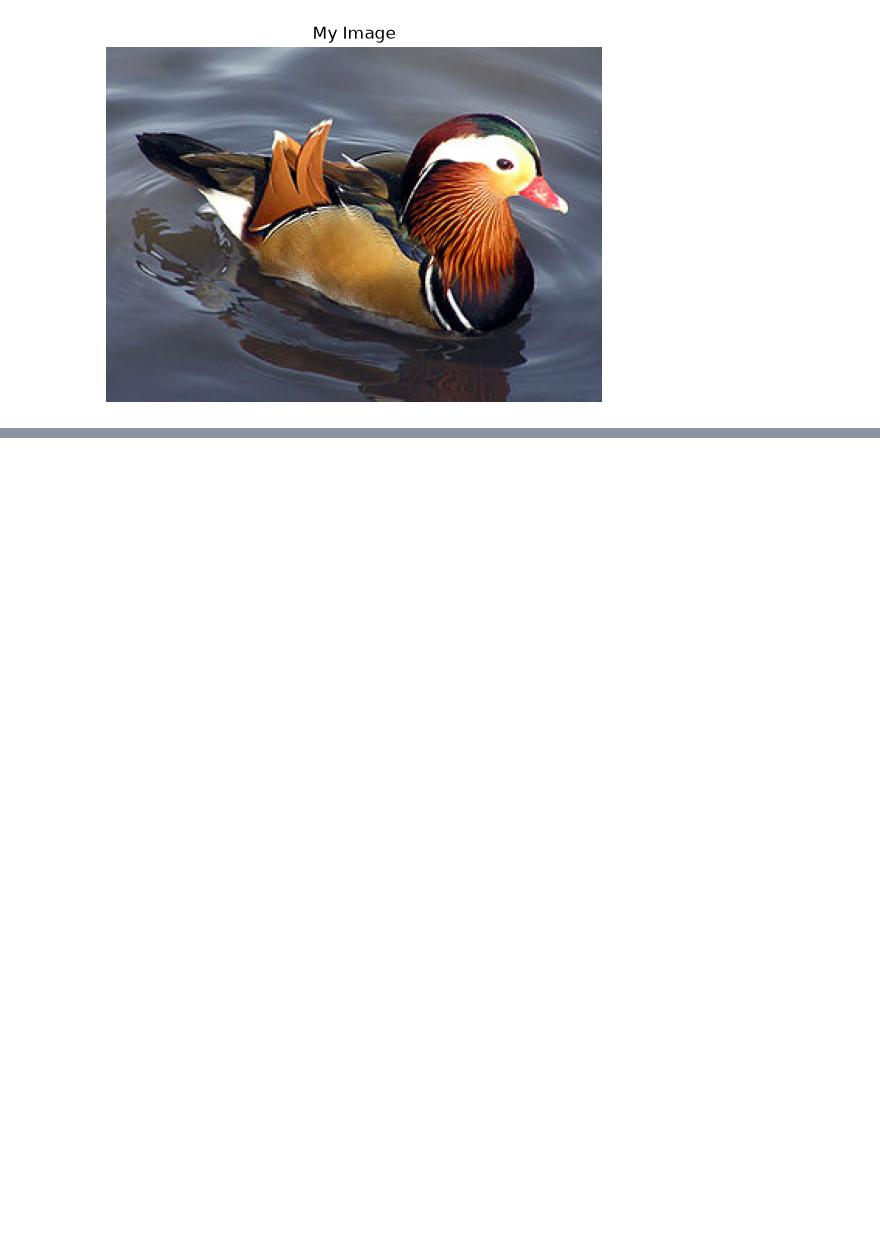
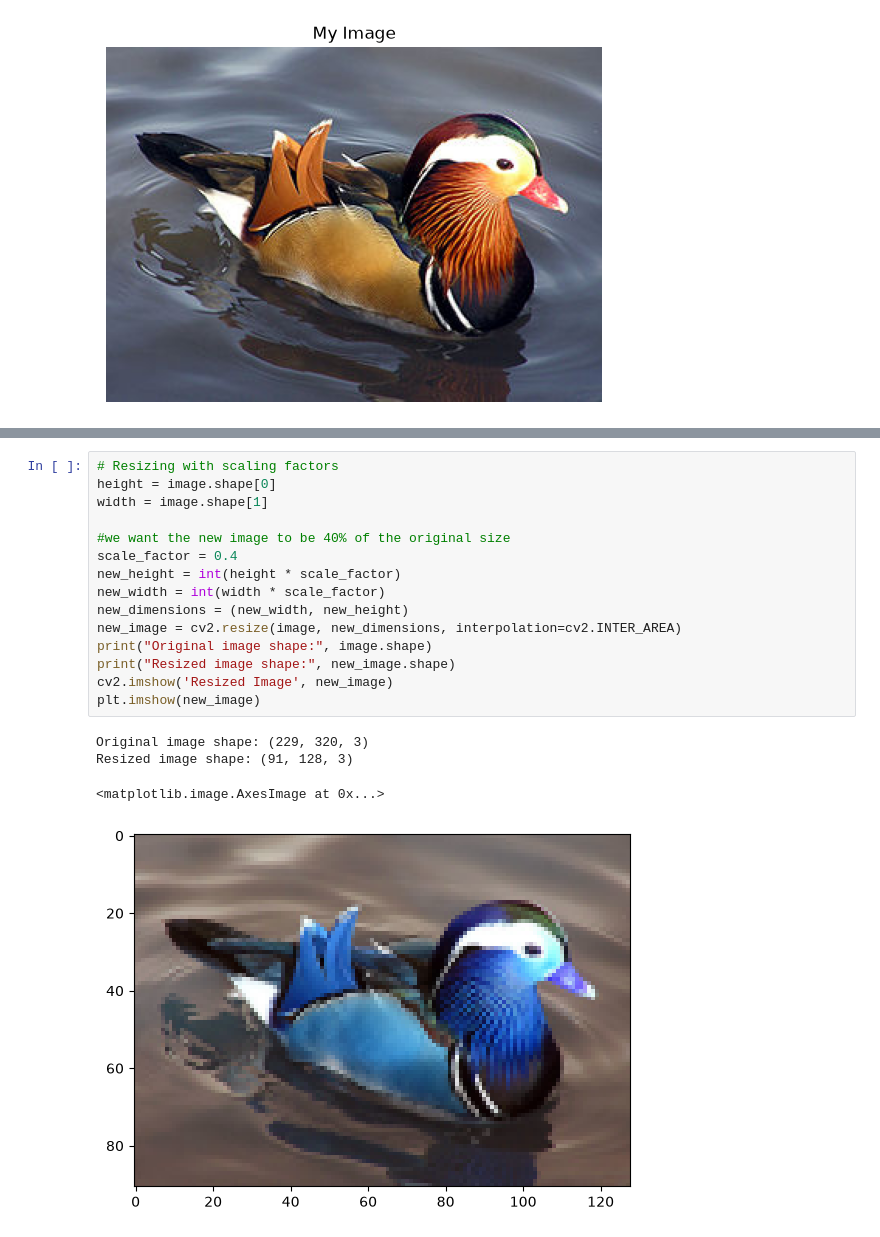
Before and after one commit to dennisumoh325/Computer-Vision, a Jupyter notebook: OpenCV_for_images.ipynb, the cells around one changed output, grey strips where cells are left out. Drawn from its saved outputs; the diff is of its cells as text; blank space fills up the shorter version.

```diff
--- a/OpenCV_for_images.ipynb
+++ b/OpenCV_for_images.ipynb
@@ -39,0 +71,20 @@ else:
+# %%
+# Resizing with scaling factors
+height = image.shape[0]
+width = image.shape[1]
+
+#we want the new image to be 40% of the original size
+scale_factor = 0.4
+new_height = int(height * scale_factor)
+new_width = int(width * scale_factor)
+new_dimensions = (new_width, new_height)
+new_image = cv2.resize(image, new_dimensions, interpolation=cv2.INTER_AREA)
+print("Original image shape:", image.shape)
+print("Resized image shape:", new_image.shape)
+cv2.imshow('Resized Image', new_image)
+plt.imshow(new_image)
+# %% [output]
+Original image shape: (229, 320, 3)
+Resized image shape: (91, 128, 3)
+<matplotlib.image.AxesImage at 0x...>
+[figure, added]
```
Also changed, not shown: parts of 3 cells of this notebook.
